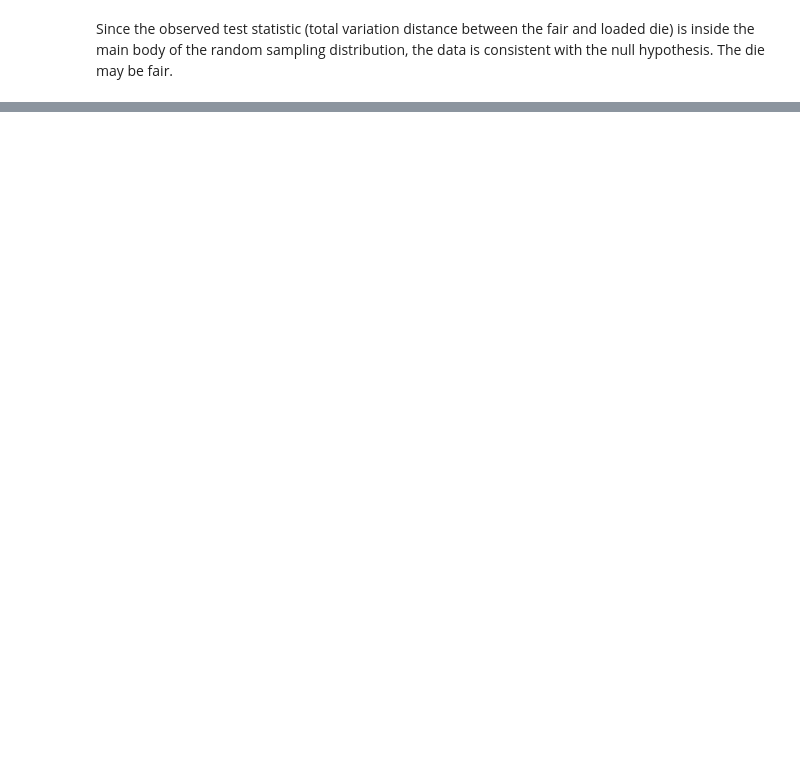
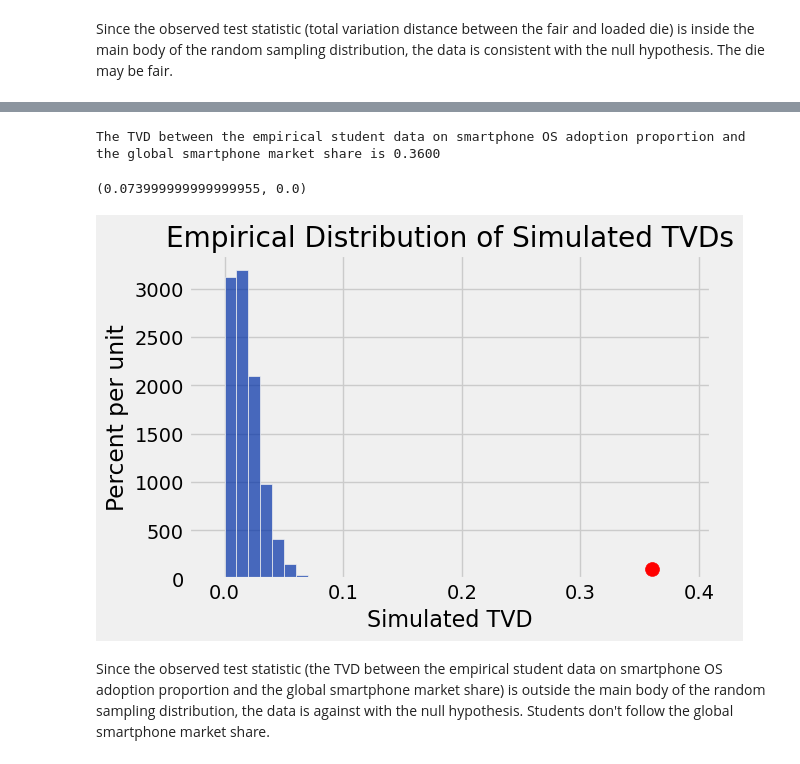
Before and after one commit to SRJC-Data-Science/materials-sp22, a Jupyter notebook: SRJC/lecture_note/lecture_17_18_19/hypothesis_testing-pw.ipynb, the cells around one changed output, grey strips where cells are left out. Cells and saved outputs as stored; diff of their text form; code cells hidden in the pictures; blank space fills up the shorter version.

```diff
--- a/SRJC/lecture_note/lecture_17_18_19/hypothesis_testing-pw.ipynb
+++ b/SRJC/lecture_note/lecture_17_18_19/hypothesis_testing-pw.ipynb
@@ -249,0 +330,45 @@ Since the observed test statistic (total variation distance between the fair and
+# %%
+# create a table for the categorical distribution models
+OS_categories = make_array('Android', 'iOS', 'Other')
+global_OS_proportion = make_array(0.71, 0.28, 0.01)
+observed_OS_proportion = make_array(0.35, 0.64, 0.01)
+
+# create a function to compute TVD
+def tvd(distance1, distance2):
+    return sum(np.abs(distance1 - distance2))/ 2
+# %%
+# compute the observed tvd value
+observed_tvd_value = tvd(global_OS_proportion, observed_OS_proportion)
+print(f"The TVD between the empirical student data on smartphone OS adoption proportion and \nthe global smartphone market share is {observed_tvd_value:.4f}\n")
+# %% [output]
+The TVD between the empirical student data on smartphone OS adoption proportion and
+the global smartphone market share is 0.3600
+# %%
+# simulate the test statistic TVDs under the nully hypothesis
+#   (tvd between the distributions in the random sample and the global smartphone market share)
+simulated_tvds = make_array()
+# 500 students were interviewed
+sample_size = 500
+repeats = 10000
+
+for i in np.arange(repeats):
+    # draw a random sample of 500 students based on the global smartphone market share proportion
+    sample_proportion_distribution = sample_proportions(sample_size, global_OS_proportion)
+    # compute the TVD between the distribution in the random sample and the global smartphone market share
+    test_statistic_tvd = tvd(sample_proportion_distribution, global_OS_proportion)
+    simulated_tvds = np.append(simulated_tvds, test_statistic_tvd)
+
+# check the max and min
+(simulated_tvds.max(), simulated_tvds.min())
+# %% [output]
+(0.073999999999999955, 0.0)
+# %%
+Table().with_column('Simulated TVD', simulated_tvds).hist(bins=np.arange(-0.01, 0.4, 0.01))
+
+plots.scatter(0.36, 1, color='red', s=100)
+plots.title("Empirical Distribution of Simulated TVDs")
+plots.show()
+# %% [output]
+[figure, added]
+# %% [markdown]
+Since the observed test statistic (the TVD between the empirical student data on smartphone OS adoption proportion and the global smartphone market share) is outside the main body of the random sampling distribution, the data is against with the null hypothesis. Students don't follow the global smartphone market share.
```
Also changed, not shown: parts of 19 cells of this notebook.
